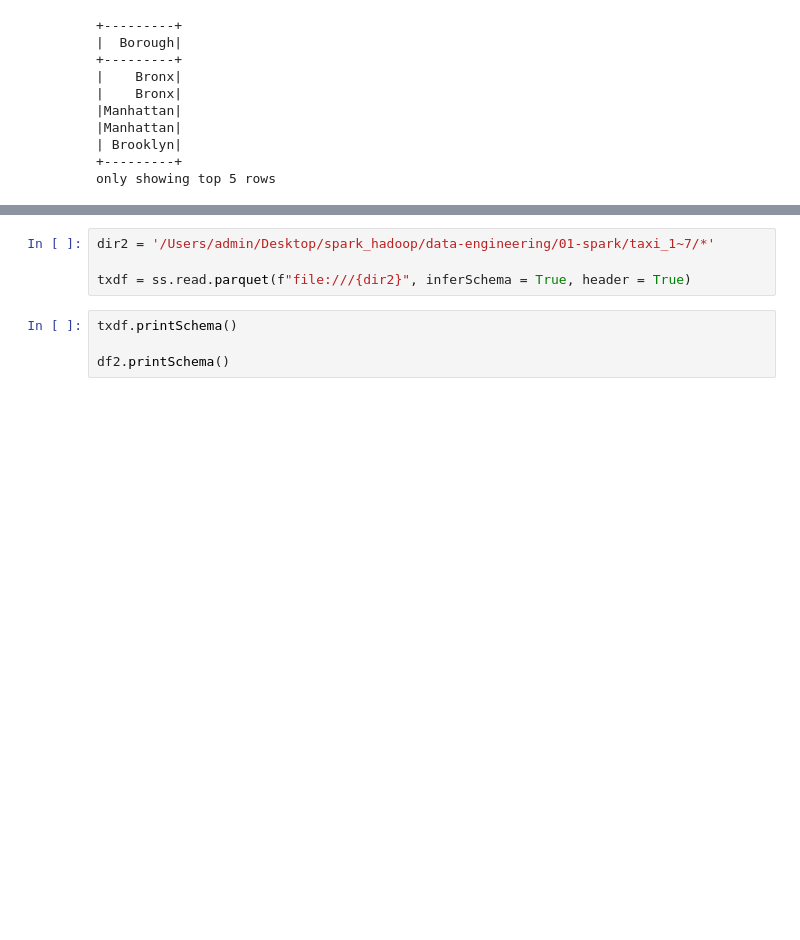
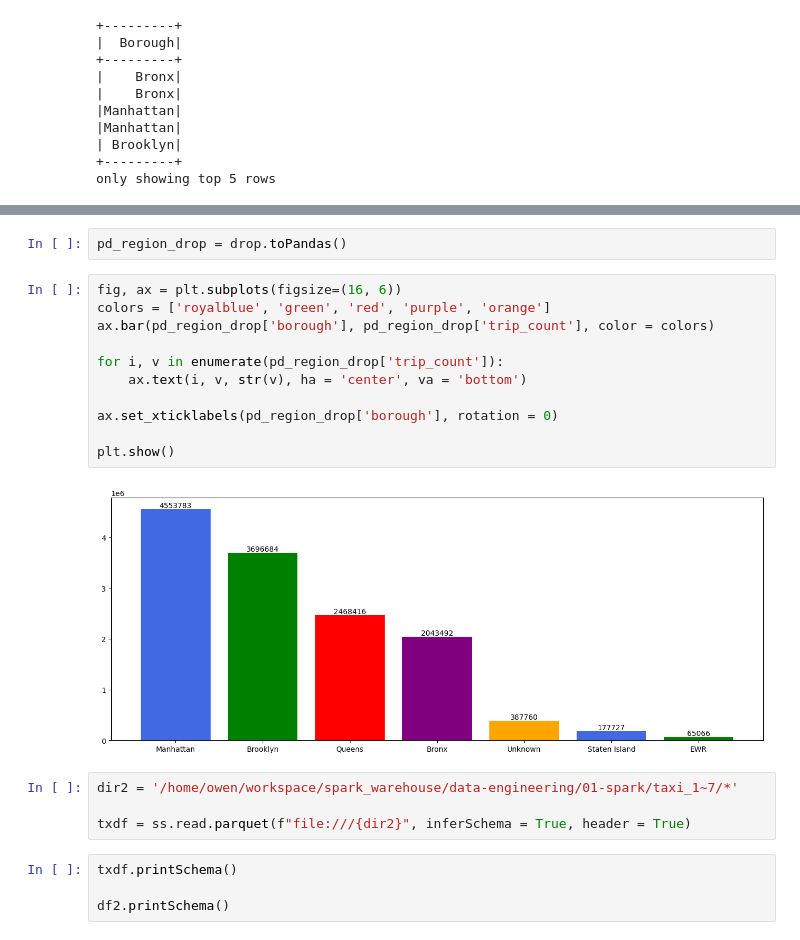
Before and after one commit to OwenKimcertified/spark-ML-project, a Jupyter notebook: EDA_TLC_TRIP_DATA.ipynb, the cells around one changed output, grey strips where cells are left out. Drawn from its saved outputs; the diff is of its cells as text; blank space fills up the shorter version.

```diff
--- a/EDA_TLC_TRIP_DATA.ipynb
+++ b/EDA_TLC_TRIP_DATA.ipynb
@@ -226,5 +238,20 @@ ss.sql('select borough, count(*) as trip_count\
+# %%
+pd_region_drop = drop.toPandas()
+# %%
+fig, ax = plt.subplots(figsize=(16, 6))
+colors = ['royalblue', 'green', 'red', 'purple', 'orange']
+ax.bar(pd_region_drop['borough'], pd_region_drop['trip_count'], color = colors)
+
+for i, v in enumerate(pd_region_drop['trip_count']):
+    ax.text(i, v, str(v), ha = 'center', va = 'bottom')
+
+ax.set_xticklabels(pd_region_drop['borough'], rotation = 0)
+
+plt.show()
+# %% [output]
+[figure, added]
 # %%
-dir2 = '/Users/admin/Desktop/spark_hadoop/data-engineering/01-spark/taxi_1~7/*'
+dir2 = '/home/owen/workspace/spark_warehouse/data-engineering/01-spark/taxi_1~7/*'
 
 txdf = ss.read.parquet(f"file:///{dir2}", inferSchema = True, header = True)
 # %%
```
Also changed, not shown: parts of 27 cells of this notebook.
